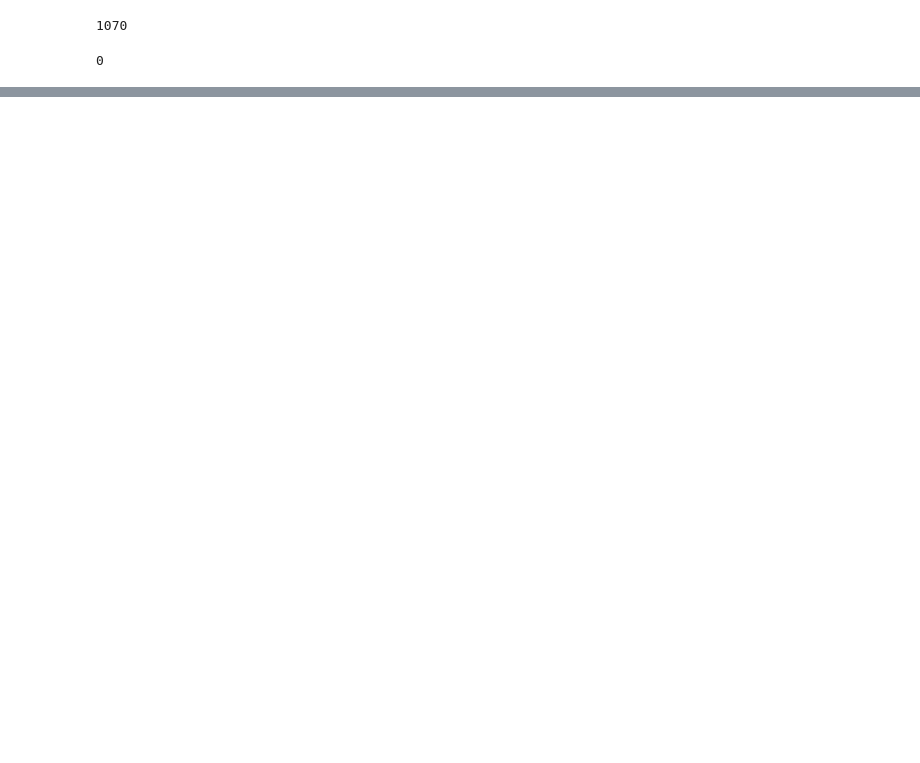
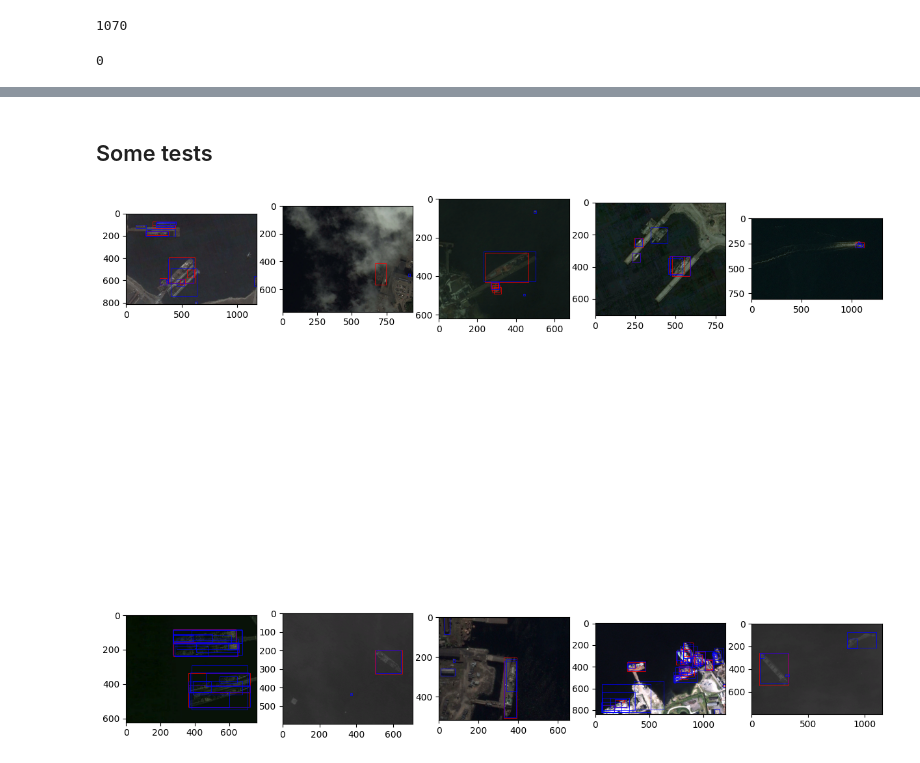
Before and after one commit to cofofprom/satelite-ship-identification, a Jupyter notebook: train_model.ipynb, the cells around one changed output, grey strips where cells are left out. Drawn from its saved outputs; the diff is of its cells as text; code cells hidden in the pictures; blank space fills up the shorter version.

```diff
--- a/train_model.ipynb
+++ b/train_model.ipynb
@@ -91,7 +106,7 @@ train_dataset = HRSC2016('/kaggle/input/hrsc2016-ms-dataset', imageset='trainval
 test_dataset = HRSC2016('/kaggle/input/hrsc2016-ms-dataset', imageset='test',
                         transforms=T.ToDtype(torch.float, scale=True))
 # %%
-batch_size=64
+batch_size=4
 device = torch.device('cuda') if torch.cuda.is_available() else torch.device('cpu')
 
 train_loader = torch.utils.data.DataLoader(
@@ -137,9 +135,19 @@ FasterRCNN(
+# %%
+from torchvision.models.detection import FCOS
+from torchvision.models.detection.rpn import AnchorGenerator
+
+model = torchvision.models.detection.fcos_resnet50_fpn(weights='DEFAULT')
+backbone = model.backbone
+
+model = FCOS(backbone, num_classes=2)
+model.to(device)
+pass
 # %%
 params = [p for p in model.parameters() if p.requires_grad]
 
 optimizer = torch.optim.SGD(
     params,
-    lr=0.05
+    lr=0.01
 )
 
 lr_scheduler = torch.optim.lr_scheduler.StepLR(
@@ -148,11 +156,10 @@ lr_scheduler = torch.optim.lr_scheduler.StepLR(
     gamma=0.1
 )
 # %%
-num_epochs = 2
+num_epochs = 5
 
 for epoch in range(num_epochs):
     train_one_epoch(model, optimizer, train_loader, device, epoch, print_freq=10)
 
     lr_scheduler.step()
-    evaluate(model, test_loader, device=device)
 # %% [output]
@@ -176,0 +205,37 @@ RuntimeError: stack expects a non-empty TensorList
+# %% [markdown]
+## Some tests
+# %%
+from matplotlib.patches import Rectangle
+
+fig, axes = plt.subplots(2, 5)
+axes = axes.flatten()
+
+indices = np.random.randint(len(test_dataset), size=10)
+
+for idx, num in enumerate(indices):
+    ax = axes[idx]
+
+    im = test_dataset[num][0]
+    true = test_dataset[num][1]['boxes']
+    im = np.array(im)
+    im = np.moveaxis(im, 0, -1)
+
+    ax.imshow(im)
+
+    for box in true:
+        ax.add_patch(Rectangle((box[0],box[1]),box[2]-box[0],box[3]-box[1],linewidth=0.5,edgecolor='r',facecolor='none'))
+
+    model.eval()
+
+    with torch.no_grad():
+        inp_im = test_dataset[num][0][None, :, :, :].to(device)
+        pred = model(inp_im)
+        pred_boxes = pred[0]['boxes']
+
+    for box in pred_boxes:
+        box=box.cpu()
+        ax.add_patch(Rectangle((box[0],box[1]),box[2]-box[0],box[3]-box[1],linewidth=0.5,edgecolor='b',facecolor='none'))
+
+fig.set_size_inches(15, 15)
+# %% [output]
+[figure, added]
```
Also changed, not shown: parts of 8 cells of this notebook.
